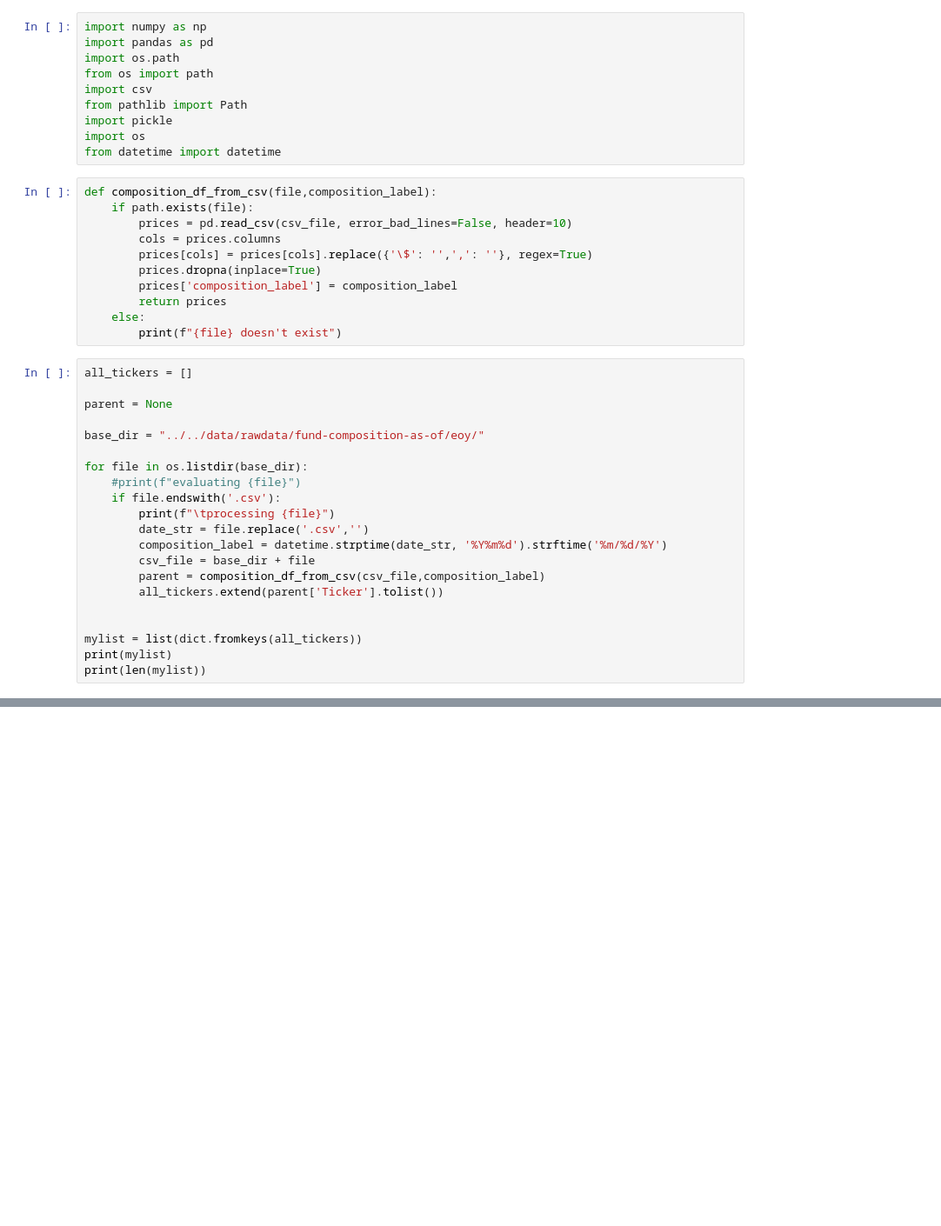
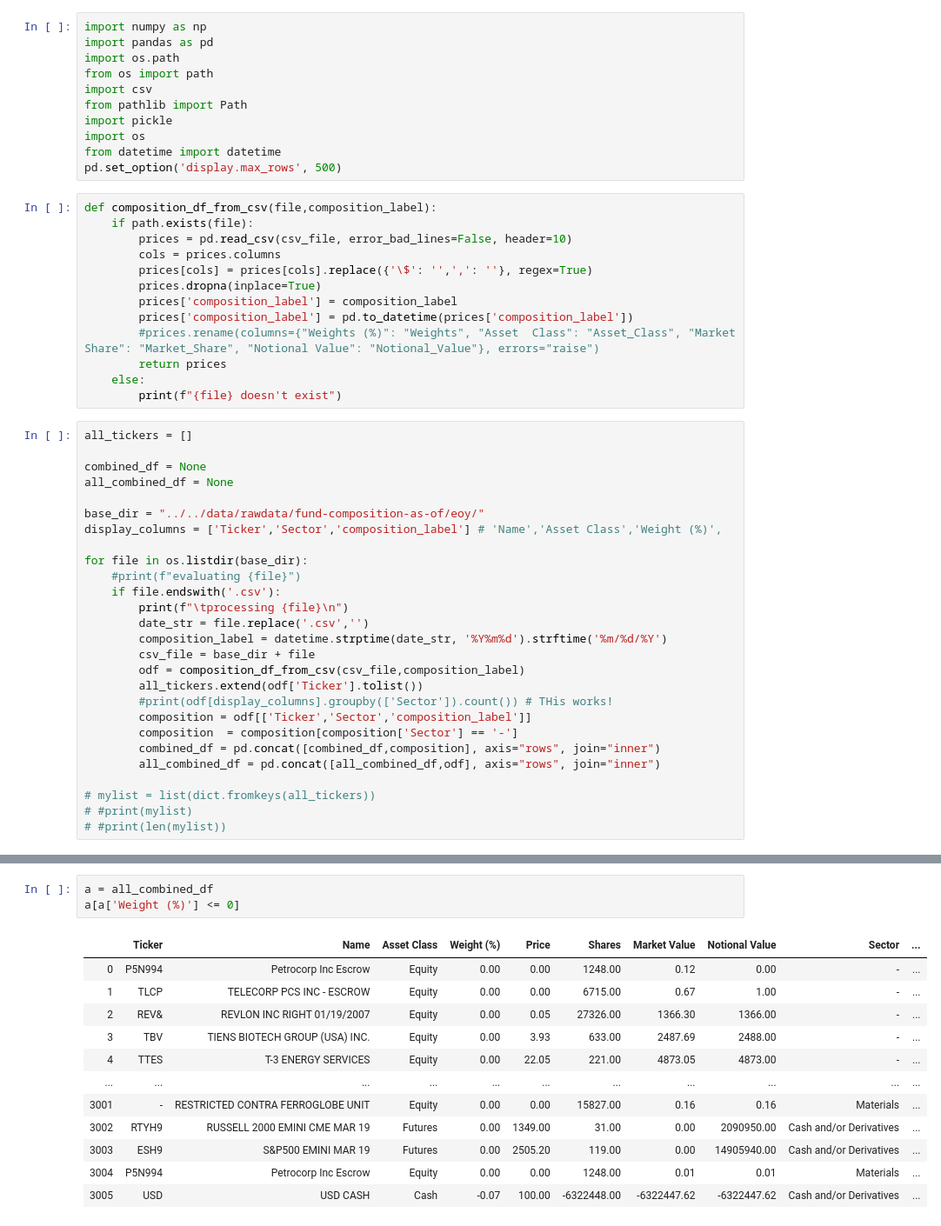
Before and after one commit to willwillis/sector-top-dogs, a Jupyter notebook: notebooks/Will/Parse-and-Clean-CSV-Composition-Files-toPandasDf.ipynb, the cells around one changed output, grey strips where cells are left out. Shown at 87% size. Drawn from its saved outputs; the diff is of its cells as text; blank space fills up the shorter version.

```diff
--- a/notebooks/Will/Parse-and-Clean-CSV-Composition-Files-toPandasDf.ipynb
+++ b/notebooks/Will/Parse-and-Clean-CSV-Composition-Files-toPandasDf.ipynb
@@ -8,6 +8,7 @@ from pathlib import Path
 import pickle
 import os
 from datetime import datetime
+pd.set_option('display.max_rows', 500)
 # %%
 def composition_df_from_csv(file,composition_label):
     if path.exists(file):
@@ -16,29 +17,37 @@ def composition_df_from_csv(file,composition_label):
         prices[cols] = prices[cols].replace({'\$': '',',': ''}, regex=True)
         prices.dropna(inplace=True)
         prices['composition_label'] = composition_label
+        prices['composition_label'] = pd.to_datetime(prices['composition_label'])
+        #prices.rename(columns={"Weights (%)": "Weights", "Asset  Class": "Asset_Class", "Market Share": "Market_Share", "Notional Value": "Notional_Value"}, errors="raise")
         return prices
     else:
         print(f"{file} doesn't exist")
 # %%
 all_tickers = []
 
-parent = None
+combined_df = None
+all_combined_df = None
 
 base_dir = "../../data/rawdata/fund-composition-as-of/eoy/"
+display_columns = ['Ticker','Sector','composition_label'] # 'Name','Asset Class','Weight (%)',
 
 for file in os.listdir(base_dir):
     #print(f"evaluating {file}")
     if file.endswith('.csv'):
-        print(f"\tprocessing {file}")
+        print(f"\tprocessing {file}\n")
         date_str = file.replace('.csv','')
         composition_label = datetime.strptime(date_str, '%Y%m%d').strftime('%m/%d/%Y')
         csv_file = base_dir + file
-        parent = composition_df_from_csv(csv_file,composition_label)
-        all_tickers.extend(parent['Ticker'].tolist())
+        odf = composition_df_from_csv(csv_file,composition_label)
+        all_tickers.extend(odf['Ticker'].tolist())
+        #print(odf[display_columns].groupby(['Sector']).count()) # THis works!
+        composition = odf[['Ticker','Sector','composition_label']]
+        composition  = composition[composition['Sector'] == '-']
+        combined_df = pd.concat([combined_df,composition], axis="rows", join="inner")
+        all_combined_df = pd.concat([all_combined_df,odf], axis="rows", join="inner")
 
-
-mylist = list(dict.fromkeys(all_tickers))
-print(mylist)
-print(len(mylist))
+# mylist = list(dict.fromkeys(all_tickers))
+# #print(mylist)
+# #print(len(mylist))
 # %% [output]
         processing 20061229.csv
@@ -58,0 +112,16 @@ print(len(mylist))
+# %%
+a = all_combined_df
+a[a['Weight (%)'] <= 0]
+# %% [output]
+|  | Ticker | Name | Asset Class | Weight (%) | Price | Shares | Market Value | Notional Value | Sector | ... |
+| 0 | P5N994 | Petrocorp Inc Escrow | Equity | 0.00 | 0.00 | 1248.00 | 0.12 | 0.00 | - | ... |
+| 1 | TLCP | TELECORP PCS INC - ESCROW | Equity | 0.00 | 0.00 | 6715.00 | 0.67 | 1.00 | - | ... |
+| 2 | REV& | REVLON INC RIGHT 01/19/2007 | Equity | 0.00 | 0.05 | 27326.00 | 1366.30 | 1366.00 | - | ... |
+| 3 | TBV | TIENS BIOTECH GROUP (USA) INC. | Equity | 0.00 | 3.93 | 633.00 | 2487.69 | 2488.00 | - | ... |
+| 4 | TTES | T-3 ENERGY SERVICES | Equity | 0.00 | 22.05 | 221.00 | 4873.05 | 4873.00 | - | ... |
+| ... | ... | ... | ... | ... | ... | ... | ... | ... | ... | ... |
+| 3001 | - | RESTRICTED CONTRA FERROGLOBE UNIT | Equity | 0.00 | 0.00 | 15827.00 | 0.16 | 0.16 | Materials | ... |
+| 3002 | RTYH9 | RUSSELL 2000 EMINI CME MAR 19 | Futures | 0.00 | 1349.00 | 31.00 | 0.00 | 2090950.00 | Cash and/or Derivatives | ... |
+| 3003 | ESH9 | S&P500 EMINI MAR 19 | Futures | 0.00 | 2505.20 | 119.00 | 0.00 | 14905940.00 | Cash and/or Derivatives | ... |
+| 3004 | P5N994 | Petrocorp Inc Escrow | Equity | 0.00 | 0.00 | 1248.00 | 0.01 | 0.01 | Materials | ... |
+| 3005 | USD | USD CASH | Cash | -0.07 | 100.00 | -6322448.00 | -6322447.62 | -6322447.62 | Cash and/or Derivatives | ... |
```
Also changed, not shown: parts of 20 cells of this notebook, 2 other files.
